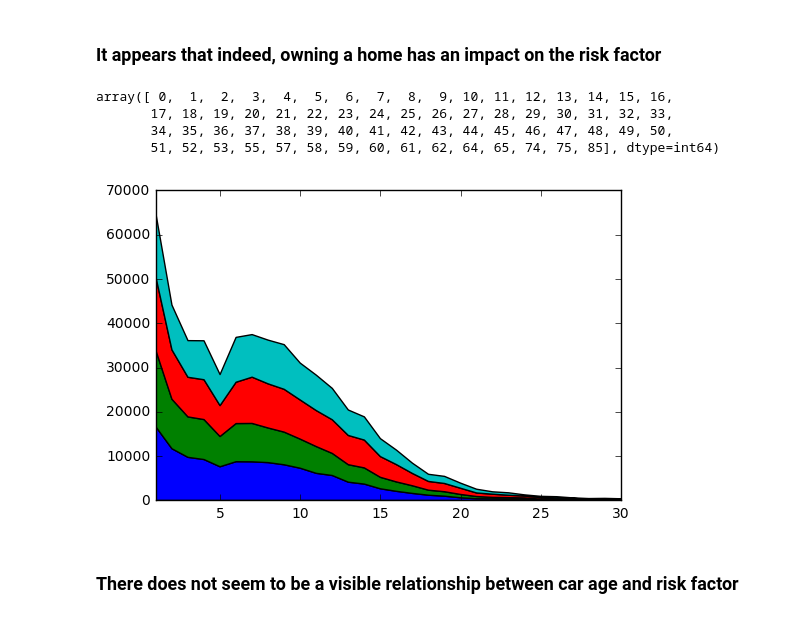
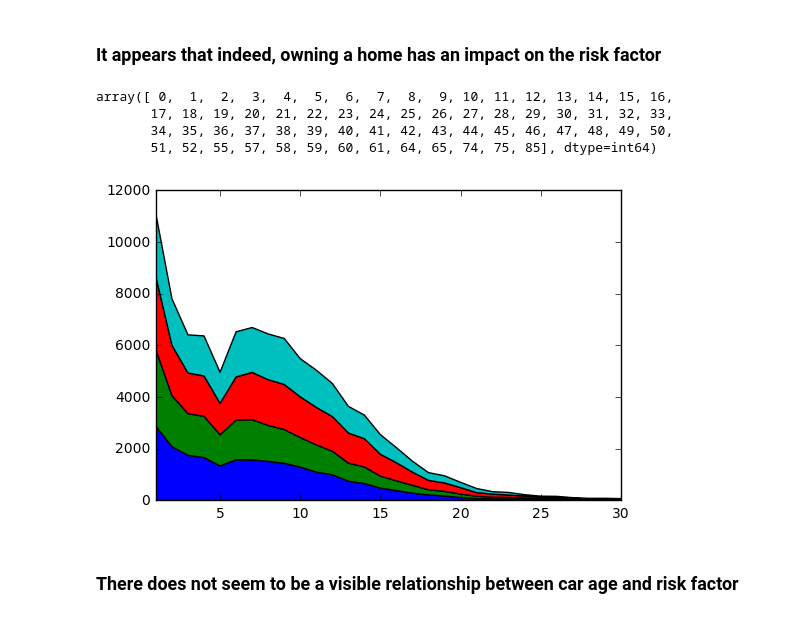
Before and after one commit to mingkaid/allstate-purchase-prediction-challenge, a Jupyter notebook: interpolate-risk.ipynb, the cells around one changed output. Drawn from its saved outputs; the diff is of its cells as text; code cells hidden in the pictures.

```diff
--- a/interpolate-risk.ipynb
+++ b/interpolate-risk.ipynb
@@ -23,8 +23,12 @@ print np.unique(train_data.columns)
 # %%
 merged_data = train_data.append(test_data, ignore_index=True)
 merged_data['average_age'] = (merged_data.age_oldest - merged_data.age_youngest) / 2
+merged_data_no_purchase = merged_data[merged_data.record_type == 0].reset_index()
+merged_data_max_shopping_pt = merged_data_no_purchase.iloc[merged_data_no_purchase.groupby('customer_ID').shopping_pt.idxmax()]
+# %%
+merged_data_max_shopping_pt = merged_data_max_shopping_pt.reset_index().drop(['level_0', 'index'], axis=1)
 # %%
-merged_data_risk_notnull = merged_data[merged_data.risk_factor.notnull()]
+merged_data_risk_notnull = merged_data_max_shopping_pt[merged_data_max_shopping_pt.risk_factor.notnull()].reset_index().drop('index', axis=1)
 merged_data_risk_predictors = merged_data_risk_notnull[['state', 'location',
                                          'homeowner', 'car_age',
                                          'car_value', 'average_age',
@@ -94,5 +89,5 @@ assert len(merged_data_risk_predictors) == len(merged_data_risk_label)
 # %% [markdown]
 Then, I want to perform a significance testing, maybe some exploratory analysis at first to make sure that these labels have any relationship at all with the label
 # %%
-combined_data = merged_data_risk_predictors.copy()
-combined_data['risk_factor'] = merged_data_risk_label
+significance_test_data = merged_data_risk_predictors.copy()
+significance_test_data['risk_factor'] = merged_data_risk_label
@@ -140,31 +126,31 @@ plt.show()
 ### It appears that indeed, owning a home has an impact on the risk factor
 # %%
 # Next: car age
-np.unique(combined_data.car_age.values)
+np.unique(significance_test_data.car_age.values)
 # %% [output]
 array([ 0,  1,  2,  3,  4,  5,  6,  7,  8,  9, 10, 11, 12, 13, 14, 15, 16,
        17, 18, 19, 20, 21, 22, 23, 24, 25, 26, 27, 28, 29, 30, 31, 32, 33,
        34, 35, 36, 37, 38, 39, 40, 41, 42, 43, 44, 45, 46, 47, 48, 49, 50,
-       51, 52, 53, 55, 57, 58, 59, 60, 61, 62, 64, 65, 74, 75, 85], dtype=int64)
+       51, 52, 55, 57, 58, 59, 60, 61, 64, 65, 74, 75, 85], dtype=int64)
 # %%
-risk1 = combined_data[combined_data.risk_factor == 1.0].groupby('car_age').count().state
-risk2 = combined_data[combined_data.risk_factor == 2.0].groupby('car_age').count().state
-risk3 = combined_data[combined_data.risk_factor == 3.0].groupby('car_age').count().state
-risk4 = combined_data[combined_data.risk_factor == 4.0].groupby('car_age').count().state
+risk1 = significance_test_data[significance_test_data.risk_factor == 1.0].groupby('car_age').count().state
+risk2 = significance_test_data[significance_test_data.risk_factor == 2.0].groupby('car_age').count().state
+risk3 = significance_test_data[significance_test_data.risk_factor == 3.0].groupby('car_age').count().state
+risk4 = significance_test_data[significance_test_data.risk_factor == 4.0].groupby('car_age').count().state
 #print len(risk1), len(risk2), len(risk3), len(risk4)
 index = np.arange(86)
 #plt.plot(risk1.values, '-', label='1.0')
 #plt.plot(risk2.values, '-', label='2.0')
 #plt.plot(risk3.values, '-', label='3.0')
 #plt.plot(risk4.values, '-', label='4.0')
 
 plt.stackplot(index, risk1.reindex(index, fill_value=0), risk2.reindex(index, fill_value=0),
               risk3.reindex(index, fill_value=0), risk4.reindex(index, fill_value=0))
 plt.xlim([1, 30])
 plt.legend()
 plt.show()
 # %% [output]
-[figure, old version]
+[figure, new version]
 # %% [markdown]
 ### There does not seem to be a visible relationship between car age and risk factor
 # %%
```
Also changed, not shown: parts of 22 cells of this notebook.
